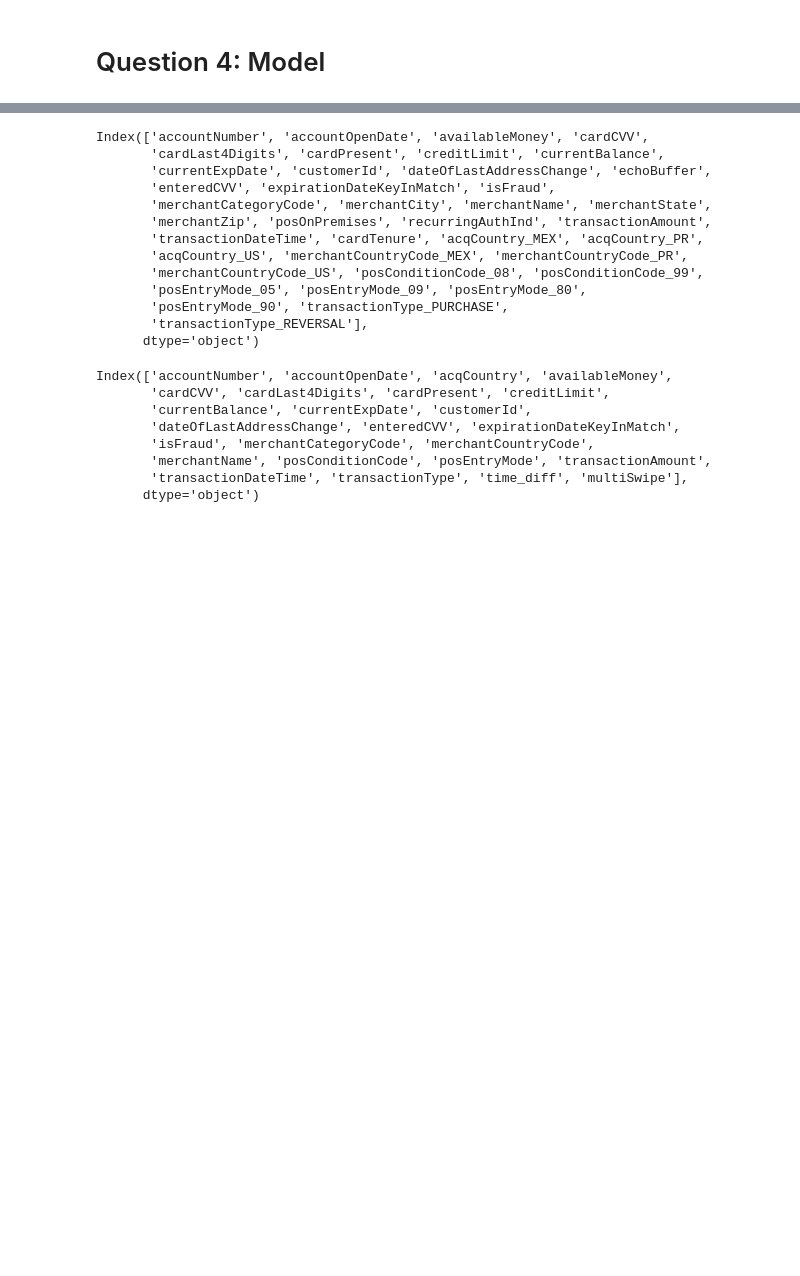
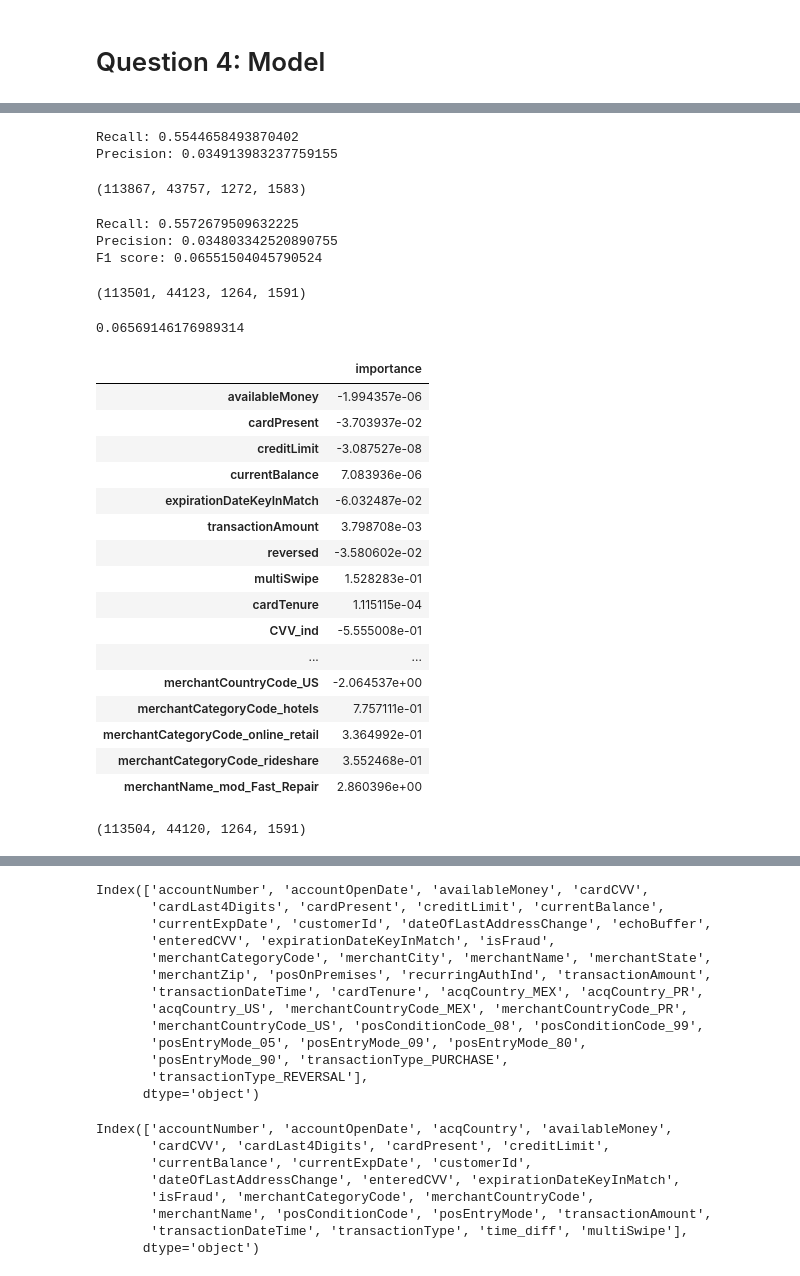
Before and after one commit to siruif/DataAnalysis, a Jupyter notebook: Test.ipynb, the cells around one changed output, grey strips where cells are left out. Cells and saved outputs as stored; diff of their text form; code cells hidden in the pictures; blank space fills up the shorter version.

```diff
--- a/Test.ipynb
+++ b/Test.ipynb
@@ -542,0 +634,7 @@ data1['CVV_ind'] = (data['enteredCVV'] == data['cardCVV']).astype(int)
+# %%
+grouped = data[[var, 'isFraud']].groupby(var).mean().reset_index()
+grouped.rename(columns = {'isFraud': 'fraud rate'}, inplace = True)
+grouped.sort_values(by = 'fraud rate', ascending=False, inplace = True)
+# %%
+for x in (grouped.head(5)[var]):
+    print(x)
@@ -543,3 +805,72 @@ data1['CVV_ind'] = (data['enteredCVV'] == data['cardCVV']).astype(int)
+# %%
+lr= LogisticRegression()
+lr.fit(X_train, y_train)
+y_pred = lr.predict(X_test)
+
+
+# Model performance
+print("Recall:",metrics.recall_score(y_test, y_pred))
+print("Precision:",metrics.precision_score(y_test, y_pred))
+print("F1 score:",metrics.f1_score(y_test, y_pred))
+
+tn, fp, fn, tp = metrics.confusion_matrix(y_test, y_pred).ravel()
+(tn, fp, fn, tp)
+# %% [output]
+Recall: 0.5544658493870402
+Precision: 0.034913983237759155
+(113867, 43757, 1272, 1583)
+# %%
+# with normalization
+lr= LogisticRegression()
+lr.fit(X_train, y_train)
+y_pred = lr.predict(X_test)
+
+
+# Model performance
+print("Recall:",metrics.recall_score(y_test, y_pred))
+print("Precision:",metrics.precision_score(y_test, y_pred))
+print("F1 score:",metrics.f1_score(y_test, y_pred))
+
+tn, fp, fn, tp = metrics.confusion_matrix(y_test, y_pred).ravel()
+(tn, fp, fn, tp)
+# %% [output]
+Recall: 0.5572679509632225
+Precision: 0.034803342520890755
+F1 score: 0.06551504045790524
+(113501, 44123, 1264, 1591)
+# %%
+metrics.f1_score(y_test, y_pred)
+# %% [output]
+0.06569146176989314
+# %%
+feature_importances = pd.DataFrame(lr.coef_.T,
+                                   index = X_train.columns,
+                                    columns=['importance'])
+feature_importances.reindex(feature_importances['importance'].abs().sort_values(ascending = False).index)
+feature_importances
+# %% [output]
+|  | importance |
+| availableMoney | -1.994357e-06 |
+| cardPresent | -3.703937e-02 |
+| creditLimit | -3.087527e-08 |
+| currentBalance | 7.083936e-06 |
+| expirationDateKeyInMatch | -6.032487e-02 |
+| transactionAmount | 3.798708e-03 |
+| reversed | -3.580602e-02 |
+| multiSwipe | 1.528283e-01 |
+| cardTenure | 1.115115e-04 |
+| CVV_ind | -5.555008e-01 |
+| ... | ... |
+| merchantCountryCode_US | -2.064537e+00 |
+| merchantCategoryCode_hotels | 7.757111e-01 |
+| merchantCategoryCode_online_retail | 3.364992e-01 |
+| merchantCategoryCode_rideshare | 3.552468e-01 |
+| merchantName_mod_Fast_Repair | 2.860396e+00 |
+# %%
+tn, fp, fn, tp = metrics.confusion_matrix(y_test, y_pred).ravel()
+(tn, fp, fn, tp)
+# %% [output]
+(113504, 44120, 1264, 1591)
 # %%
 def feature_engineer(data):
     attributes = ['accountOpenDate', 'acqCountry', 'availableMoney', 'cardPresent', \
```
Also changed, not shown: parts of 35 cells of this notebook.
